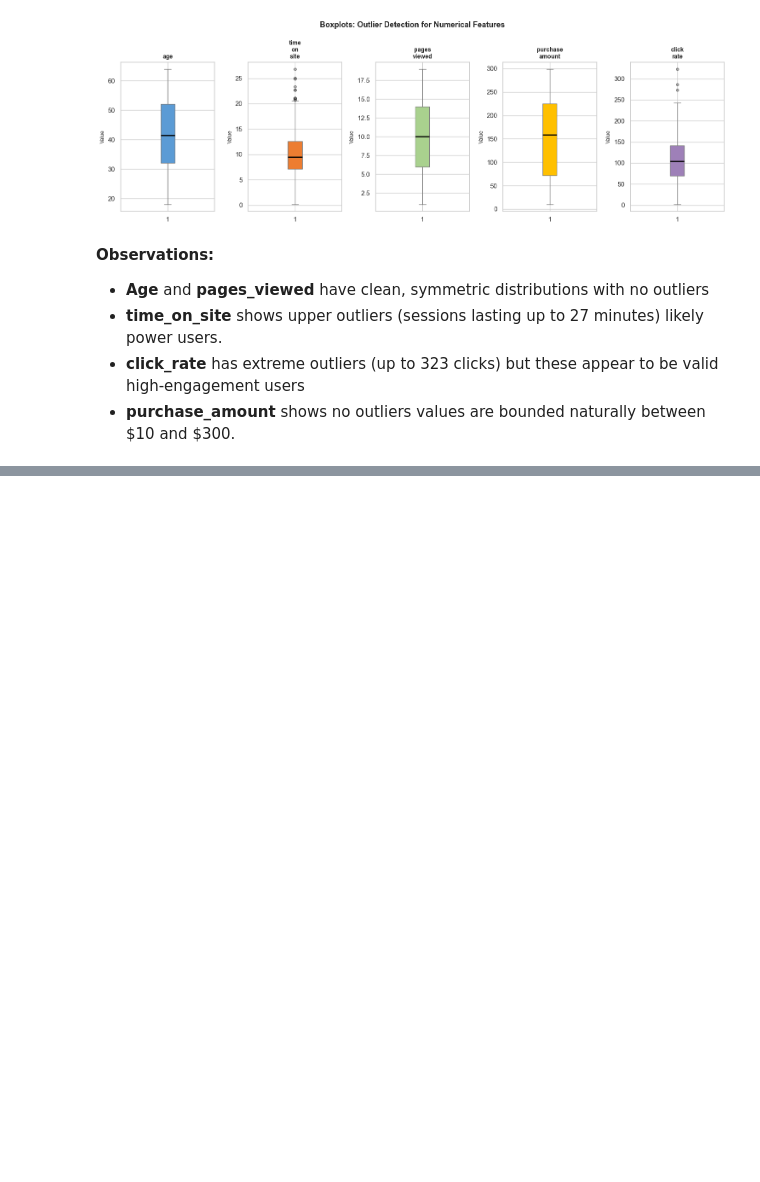
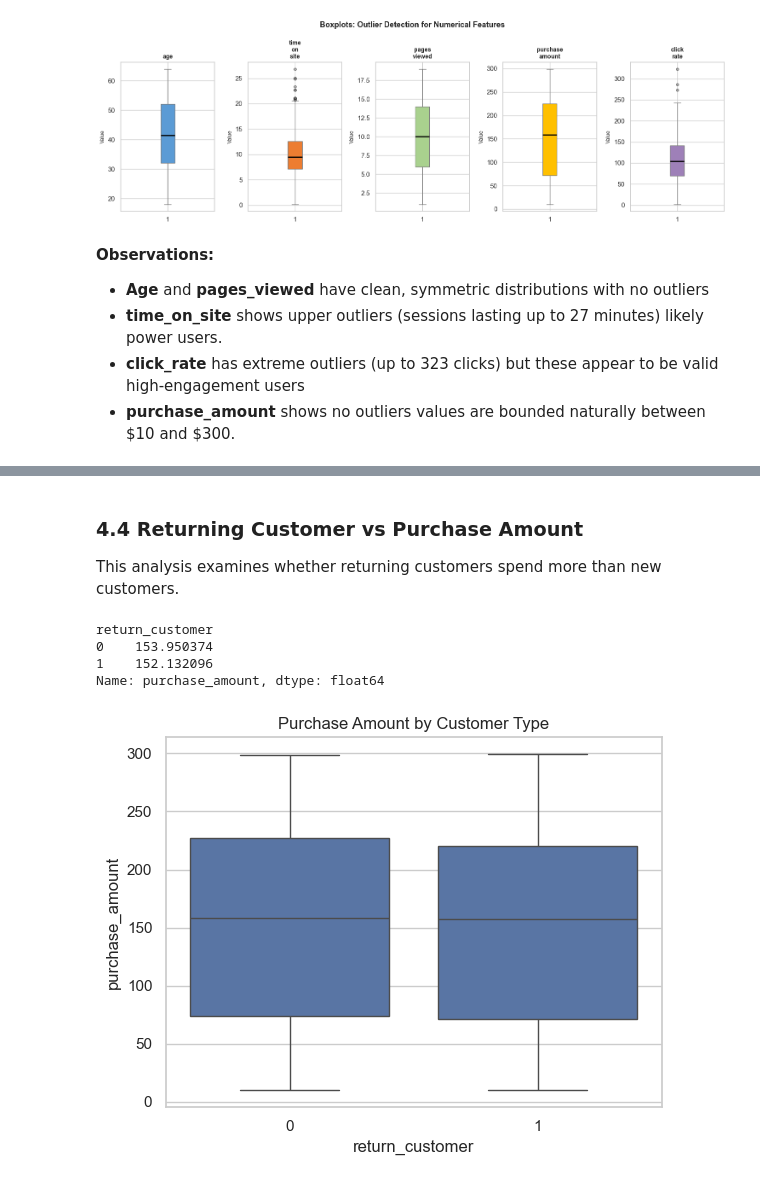
Before and after one commit to janajawabreh267/Data_Science_Project, a Jupyter notebook: notebooks/analysis.ipynb, the cells around one changed output, grey strips where cells are left out. Cells and saved outputs as stored; diff of their text form; code cells hidden in the pictures; blank space fills up the shorter version.

```diff
--- a/notebooks/analysis.ipynb
+++ b/notebooks/analysis.ipynb
@@ -348,0 +437,17 @@ plt.show()
+# %% [markdown]
+### 4.4 Returning Customer vs Purchase Amount
+
+This analysis examines whether returning customers spend more than new customers.
+# %%
+print(df_clean.groupby('return_customer')['purchase_amount'].mean())
+# %% [output]
+return_customer
+0    153.950374
+1    152.132096
+Name: purchase_amount, dtype: float64
+# %%
+sns.boxplot(x='return_customer', y='purchase_amount', data=df_clean)
+plt.title("Purchase Amount by Customer Type")
+plt.show()
+# %% [output]
+[figure, added]
```
Also changed, not shown: parts of 20 cells of this notebook.
